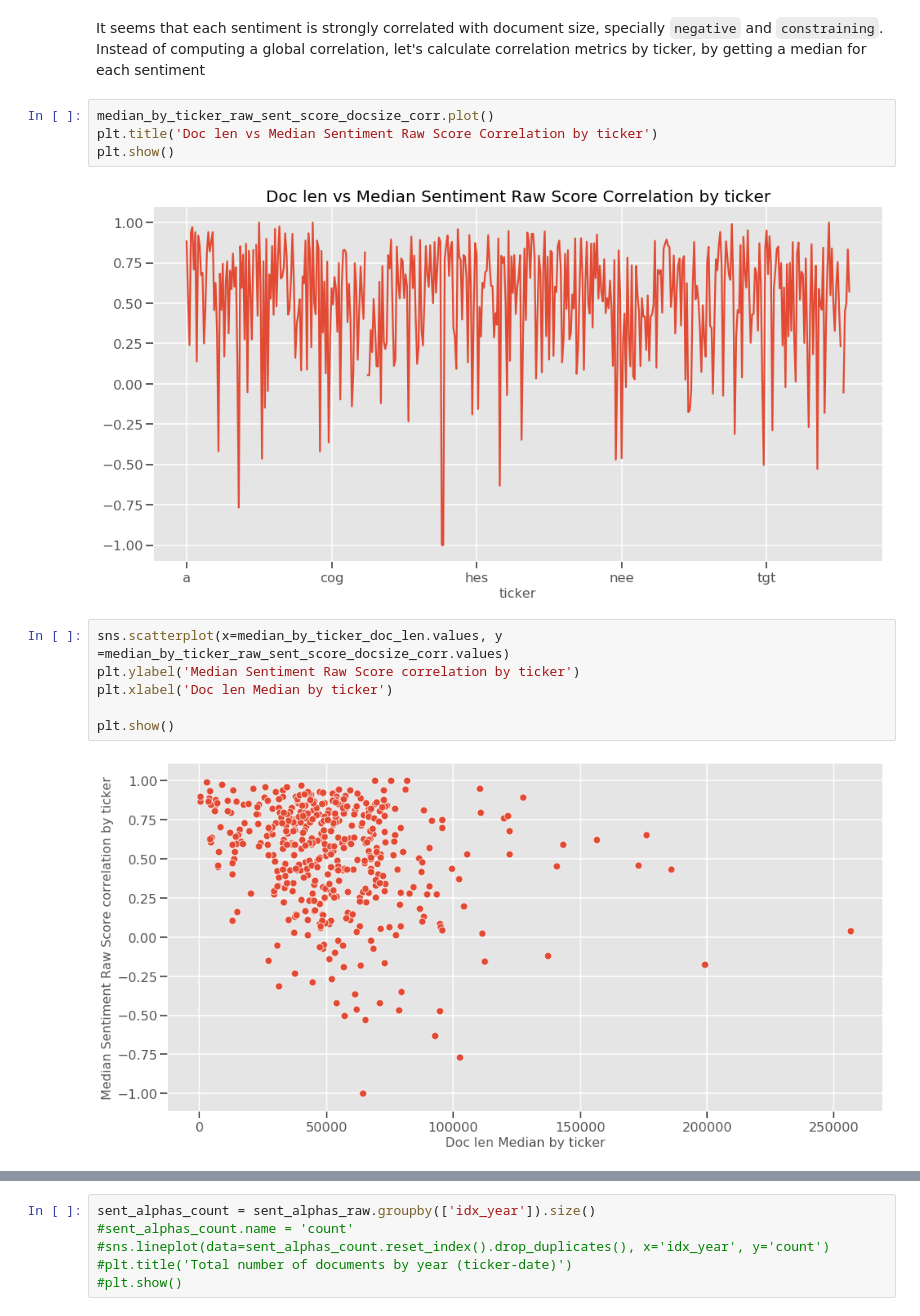
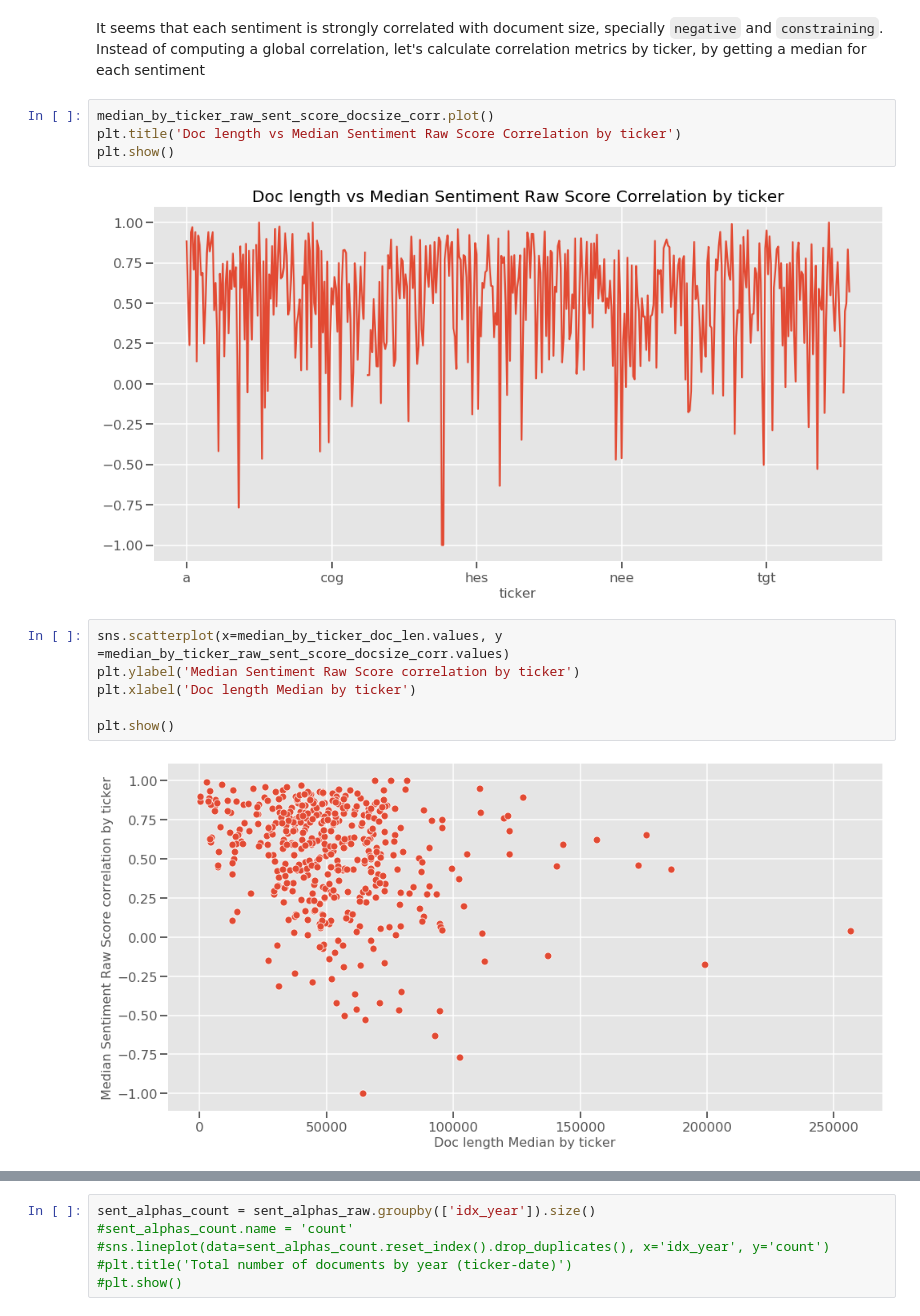
Before and after one commit to manualrg/dslab-ai-for-trading, a Jupyter notebook: notebooks/05_nlp_quant/02_10ksent_rulesent.ipynb, the cells around one changed output, grey strips where cells are left out. Saved outputs shown, nothing was run; the diff lists cells and outputs as text.

```diff
--- a/notebooks/05_nlp_quant/02_10ksent_rulesent.ipynb
+++ b/notebooks/05_nlp_quant/02_10ksent_rulesent.ipynb
@@ -259,15 +293,15 @@ plt.show()
 It seems that each sentiment is strongly correlated with document size, specially `negative` and `constraining`. Instead of computing a global correlation, let's calculate correlation metrics by ticker, by getting a median for each sentiment
 # %%
 median_by_ticker_raw_sent_score_docsize_corr.plot()
-plt.title('Doc len vs Median Sentiment Raw Score Correlation by ticker')
+plt.title('Doc length vs Median Sentiment Raw Score Correlation by ticker')
 plt.show()
 # %% [output]
-[figure, old version]
+[figure, new version]
 # %%
 sns.scatterplot(x=median_by_ticker_doc_len.values, y =median_by_ticker_raw_sent_score_docsize_corr.values)
 plt.ylabel('Median Sentiment Raw Score correlation by ticker')
-plt.xlabel('Doc len Median by ticker')
+plt.xlabel('Doc length Median by ticker')
 
 plt.show()
 # %% [output]
-[figure, old version]
+[figure, new version]
```
Also changed, not shown: parts of 43 cells of this notebook.
